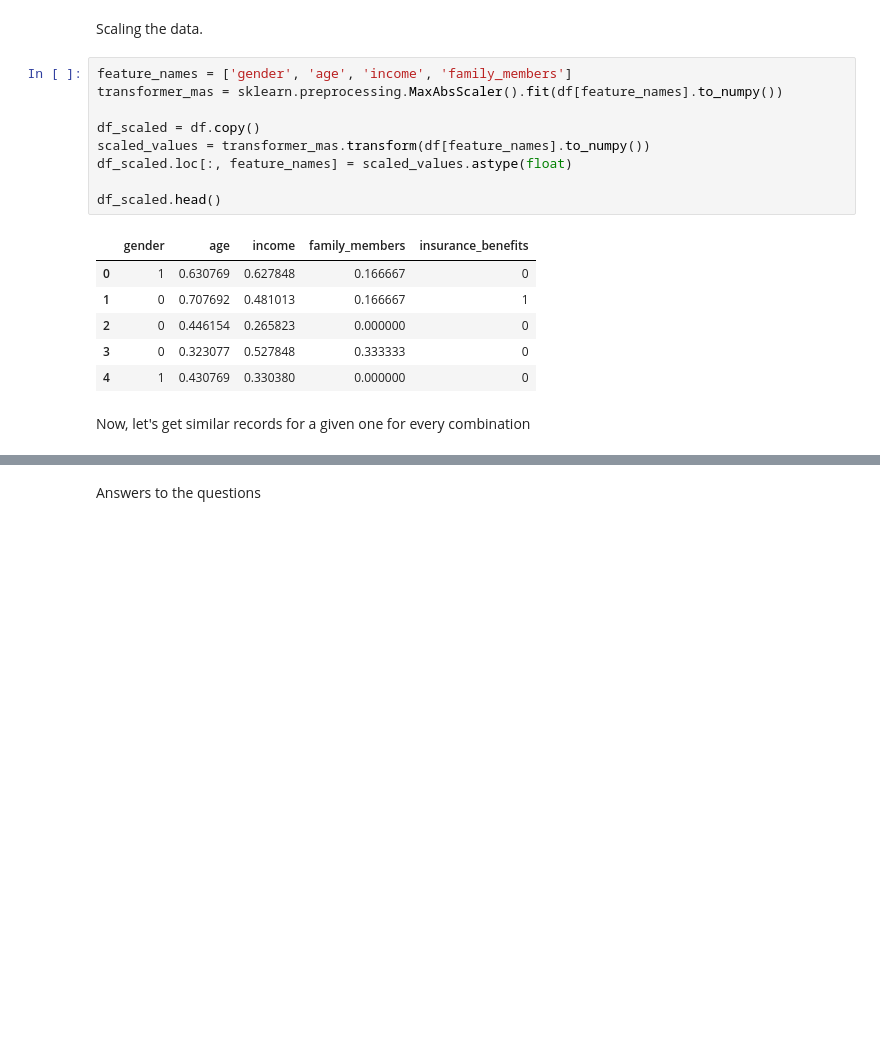
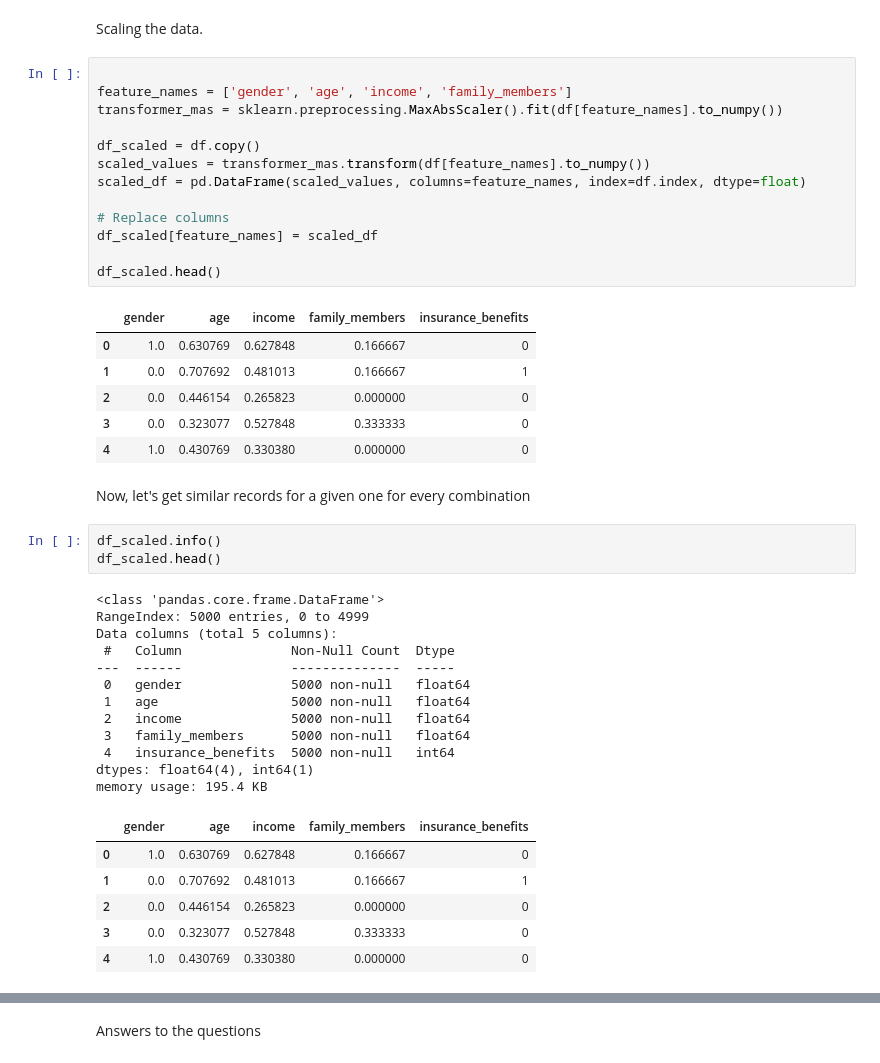
Before and after one commit to HesusG/da-ds-notebook-solutions, a Jupyter notebook: Brasil/8-17 DS/SP11 Álgebra Linear/P12.ipynb, the cells around one changed output, grey strips where cells are left out. Cells and saved outputs as stored; diff of their text form; blank space fills up the shorter version.

```diff
--- a/Brasil/8-17 DS/SP11 Álgebra Linear/P12.ipynb
+++ b/Brasil/8-17 DS/SP11 Álgebra Linear/P12.ipynb
@@ -188,20 +188,46 @@ def get_knn(df, n, k, metric):
 # %% [markdown]
  Scaling the data.
 # %%
+
 feature_names = ['gender', 'age', 'income', 'family_members']
 transformer_mas = sklearn.preprocessing.MaxAbsScaler().fit(df[feature_names].to_numpy())
 
 df_scaled = df.copy()
 scaled_values = transformer_mas.transform(df[feature_names].to_numpy())
-df_scaled.loc[:, feature_names] = scaled_values.astype(float)
+scaled_df = pd.DataFrame(scaled_values, columns=feature_names, index=df.index, dtype=float)
+
+# Replace columns
+df_scaled[feature_names] = scaled_df
 
 df_scaled.head()
 # %% [output]
 |  | gender | age | income | family_members | insurance_benefits |
-| 0 | 1 | 0.630769 | 0.627848 | 0.166667 | 0 |
-| 1 | 0 | 0.707692 | 0.481013 | 0.166667 | 1 |
-| 2 | 0 | 0.446154 | 0.265823 | 0.000000 | 0 |
-| 3 | 0 | 0.323077 | 0.527848 | 0.333333 | 0 |
-| 4 | 1 | 0.430769 | 0.330380 | 0.000000 | 0 |
+| 0 | 1.0 | 0.630769 | 0.627848 | 0.166667 | 0 |
+| 1 | 0.0 | 0.707692 | 0.481013 | 0.166667 | 1 |
+| 2 | 0.0 | 0.446154 | 0.265823 | 0.000000 | 0 |
+| 3 | 0.0 | 0.323077 | 0.527848 | 0.333333 | 0 |
+| 4 | 1.0 | 0.430769 | 0.330380 | 0.000000 | 0 |
 # %% [markdown]
  Now, let's get similar records for a given one for every combination
+# %%
+df_scaled.info()
+df_scaled.head()
+# %% [output]
+<class 'pandas.core.frame.DataFrame'>
+RangeIndex: 5000 entries, 0 to 4999
+Data columns (total 5 columns):
+ #   Column              Non-Null Count  Dtype
+---  ------              --------------  -----
+ 0   gender              5000 non-null   float64
+ 1   age                 5000 non-null   float64
+ 2   income              5000 non-null   float64
+ 3   family_members      5000 non-null   float64
+ 4   insurance_benefits  5000 non-null   int64
+dtypes: float64(4), int64(1)
+memory usage: 195.4 KB
+|  | gender | age | income | family_members | insurance_benefits |
+| 0 | 1.0 | 0.630769 | 0.627848 | 0.166667 | 0 |
+| 1 | 0.0 | 0.707692 | 0.481013 | 0.166667 | 1 |
+| 2 | 0.0 | 0.446154 | 0.265823 | 0.000000 | 0 |
+| 3 | 0.0 | 0.323077 | 0.527848 | 0.333333 | 0 |
+| 4 | 1.0 | 0.430769 | 0.330380 | 0.000000 | 0 |
```
Also changed, not shown: parts of 7 cells of this notebook.
